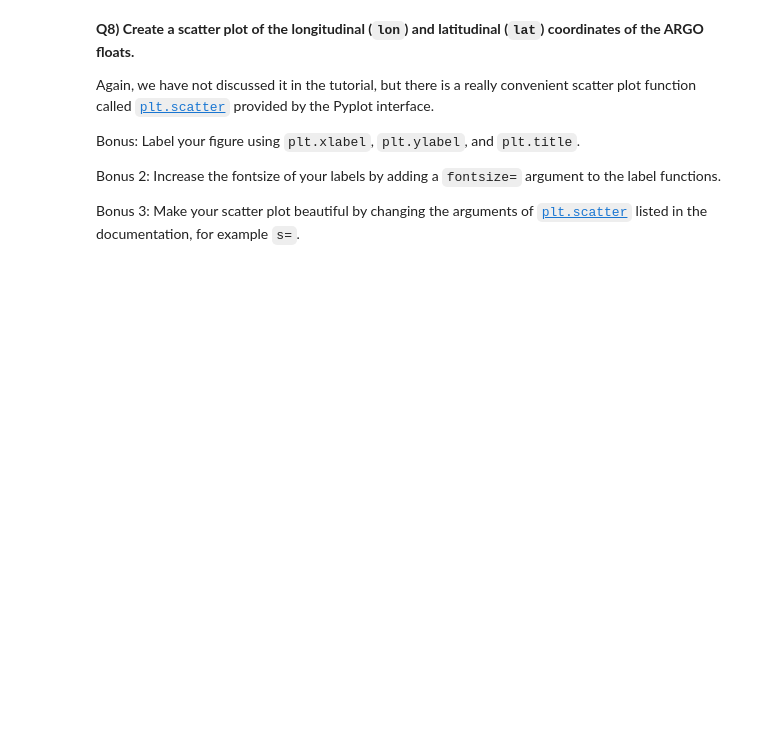
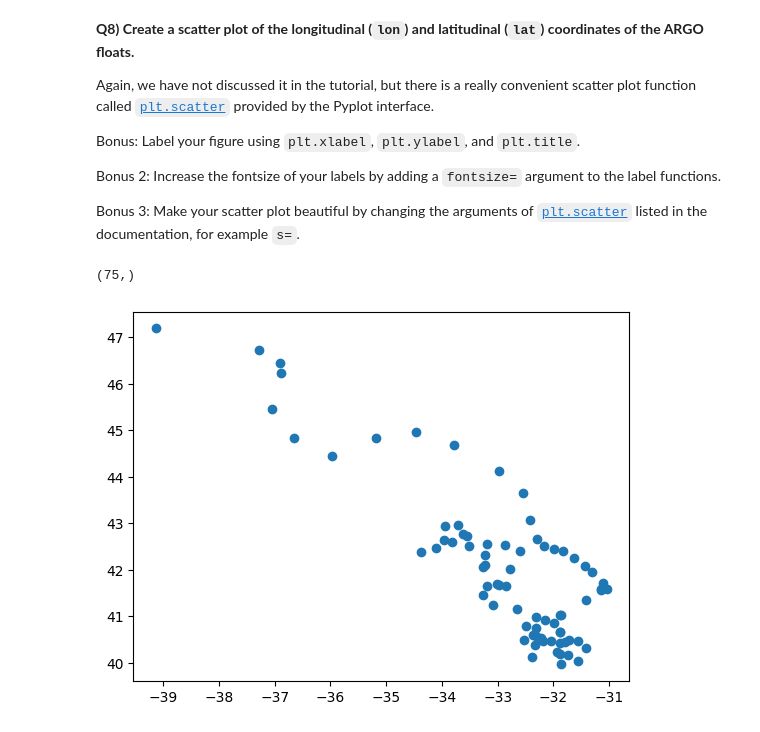
Before and after one commit to AlessioNembrini/2023_Intro_Python, a Jupyter notebook: Copia_di_W2_S1.ipynb, the cells around one changed output. Saved outputs shown, nothing was run; the diff lists cells and outputs as text; code cells hidden in the pictures; blank space fills up the shorter version.

```diff
--- a/Copia_di_W2_S1.ipynb
+++ b/Copia_di_W2_S1.ipynb
@@ -298,6 +300,9 @@ Bonus 2: Increase the fontsize of your labels by adding a `fontsize=` argument t
 
 Bonus 3: Make your scatter plot beautiful by changing the arguments of [`plt.scatter`](https://matplotlib.org/stable/api/_as_gen/matplotlib.pyplot.scatter.html) listed in the documentation, for example `s=`.
 # %%
-plt.scatter(___,___)
+plt.scatter(lon,lat)
 ___ # Fancy bonuses
 ___ # More fancy bonuses
+# %% [output]
+(75,)
+[figure, added]
```
Also changed, not shown: parts of 7 cells of this notebook.
